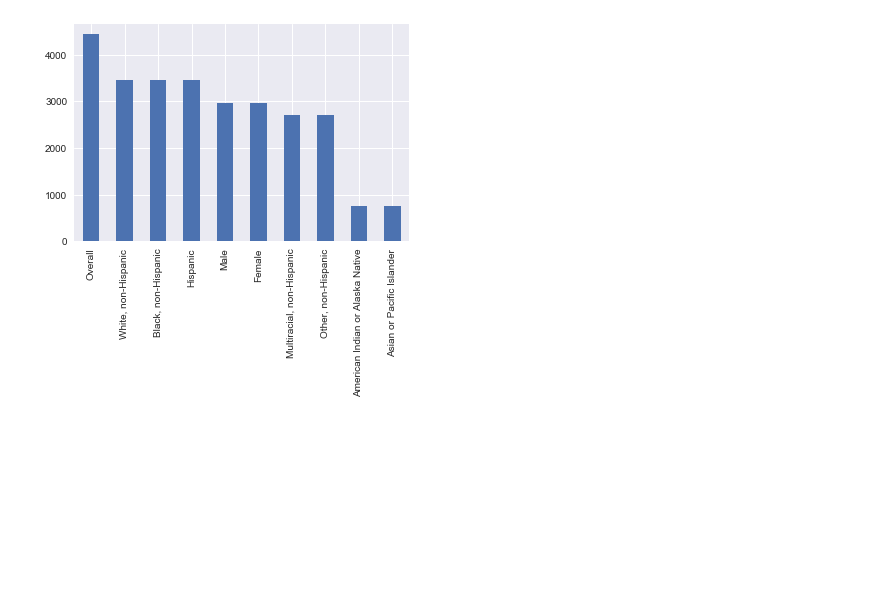
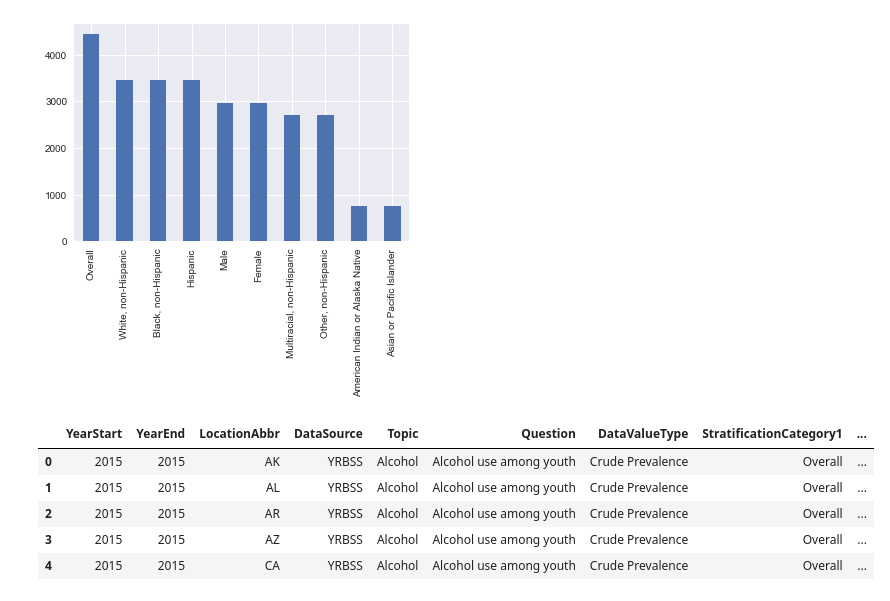
Before and after one commit to dadayadav/Data-visualization, a Jupyter notebook: Untitled.ipynb, the cells around one changed output. Saved outputs shown, nothing was run; the diff lists cells and outputs as text; code cells hidden in the pictures; blank space fills up the shorter version.

```diff
--- a/Untitled.ipynb
+++ b/Untitled.ipynb
@@ -269,3 +269,15 @@ for_alcohol['Stratification1'].value_counts().plot(kind='bar')
 plt.show()
 # %% [output]
 [figure]
+# %%
+# extract useful data feature other feature are just id of these data
+useful_data = data.iloc[:, [0,1,2,4,5,6,7,8,9]]
+# %%
+useful_data.head()
+# %% [output]
+|  | YearStart | YearEnd | LocationAbbr | DataSource | Topic | Question | DataValueType | StratificationCategory1 | ... |
+| 0 | 2015 | 2015 | AK | YRBSS | Alcohol | Alcohol use among youth | Crude Prevalence | Overall | ... |
+| 1 | 2015 | 2015 | AL | YRBSS | Alcohol | Alcohol use among youth | Crude Prevalence | Overall | ... |
+| 2 | 2015 | 2015 | AR | YRBSS | Alcohol | Alcohol use among youth | Crude Prevalence | Overall | ... |
+| 3 | 2015 | 2015 | AZ | YRBSS | Alcohol | Alcohol use among youth | Crude Prevalence | Overall | ... |
+| 4 | 2015 | 2015 | CA | YRBSS | Alcohol | Alcohol use among youth | Crude Prevalence | Overall | ... |
```
Also changed, not shown: parts of 13 cells of this notebook.
